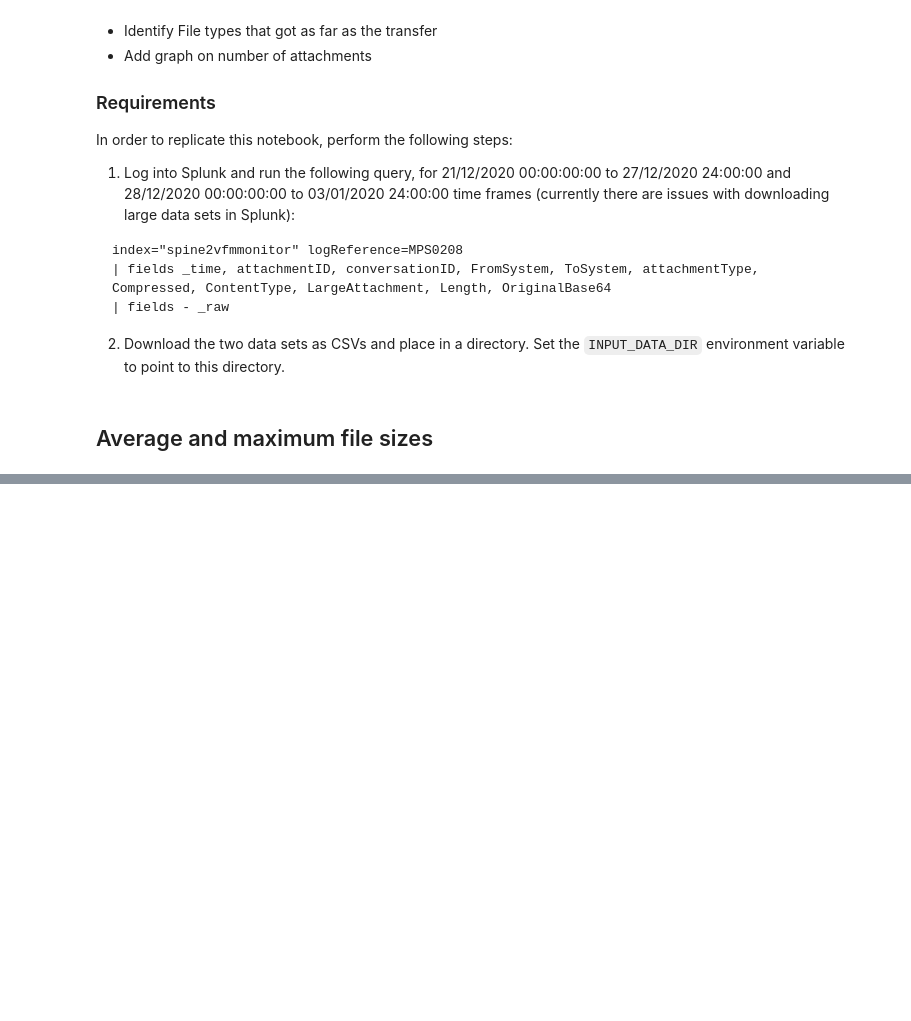
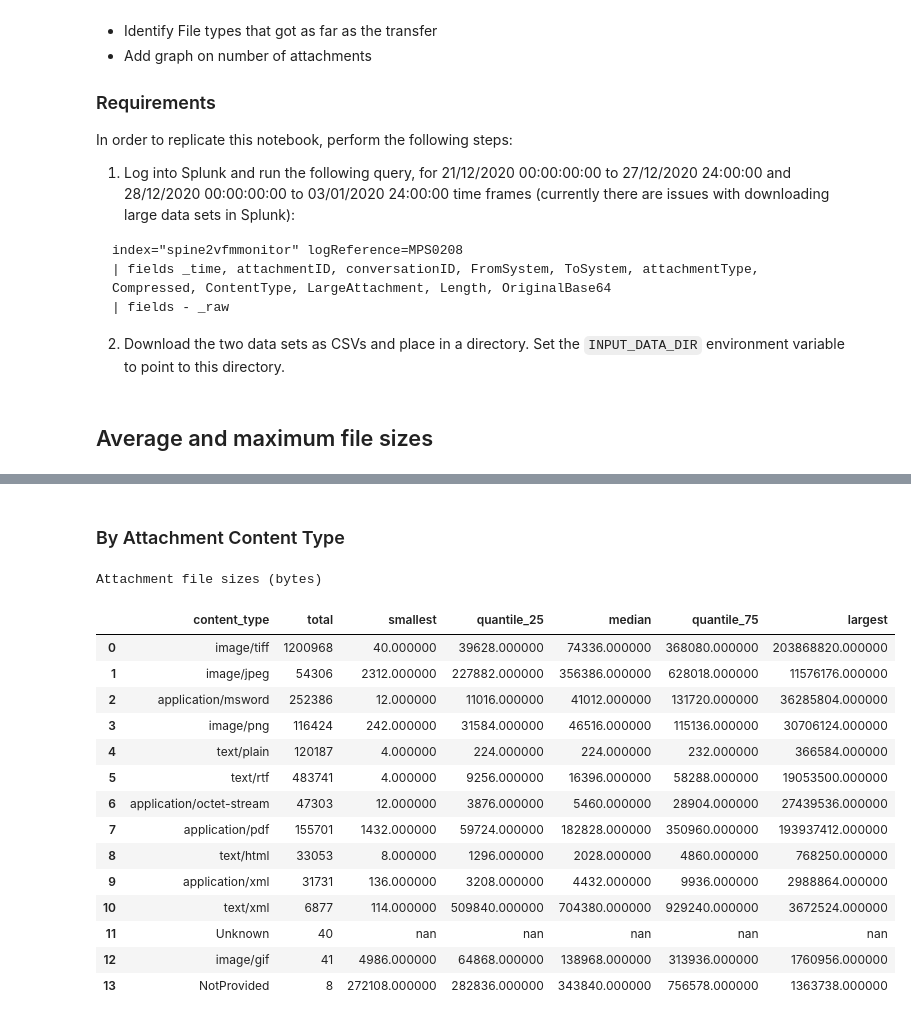
Before and after one commit to nhsconnect/prm-gp2gp-data-sandbox, a Jupyter notebook: notebooks/08-PRMT-1181--attachment-metadata-insights.ipynb, the cells around one changed output, grey strips where cells are left out. Drawn from its saved outputs; the diff is of its cells as text; code cells hidden in the pictures; blank space fills up the shorter version.

```diff
--- a/notebooks/08-PRMT-1181--attachment-metadata-insights.ipynb
+++ b/notebooks/08-PRMT-1181--attachment-metadata-insights.ipynb
@@ -51,0 +51,22 @@ hist = attachments.project("length").df().hist(bins=100, log=True, figsize=(14,8
+# %% [markdown]
+### By Attachment Content Type
+# %%
+attachment_statistics_by_content_type_df = query_attachment_statistics_by_content_type(attachments)
+attachment_statistics_by_content_type_df.style.set_caption("Attachment file sizes (bytes)")
+# %% [output]
+Attachment file sizes (bytes)
+|  | content_type | total | smallest | quantile_25 | median | quantile_75 | largest |
+| 0 | image/tiff | 1200968 | 40.000000 | 39628.000000 | 74336.000000 | 368080.000000 | 203868820.000000 |
+| 1 | image/jpeg | 54306 | 2312.000000 | 227882.000000 | 356386.000000 | 628018.000000 | 11576176.000000 |
+| 2 | application/msword | 252386 | 12.000000 | 11016.000000 | 41012.000000 | 131720.000000 | 36285804.000000 |
+| 3 | image/png | 116424 | 242.000000 | 31584.000000 | 46516.000000 | 115136.000000 | 30706124.000000 |
+| 4 | text/plain | 120187 | 4.000000 | 224.000000 | 224.000000 | 232.000000 | 366584.000000 |
+| 5 | text/rtf | 483741 | 4.000000 | 9256.000000 | 16396.000000 | 58288.000000 | 19053500.000000 |
+| 6 | application/octet-stream | 47303 | 12.000000 | 3876.000000 | 5460.000000 | 28904.000000 | 27439536.000000 |
+| 7 | application/pdf | 155701 | 1432.000000 | 59724.000000 | 182828.000000 | 350960.000000 | 193937412.000000 |
+| 8 | text/html | 33053 | 8.000000 | 1296.000000 | 2028.000000 | 4860.000000 | 768250.000000 |
+| 9 | application/xml | 31731 | 136.000000 | 3208.000000 | 4432.000000 | 9936.000000 | 2988864.000000 |
+| 10 | text/xml | 6877 | 114.000000 | 509840.000000 | 704380.000000 | 929240.000000 | 3672524.000000 |
+| 11 | Unknown | 40 | nan | nan | nan | nan | nan |
+| 12 | image/gif | 41 | 4986.000000 | 64868.000000 | 138968.000000 | 313936.000000 | 1760956.000000 |
+| 13 | NotProvided | 8 | 272108.000000 | 282836.000000 | 343840.000000 | 756578.000000 | 1363738.000000 |
```
Also changed, not shown: parts of 4 cells of this notebook, 2 other files.
